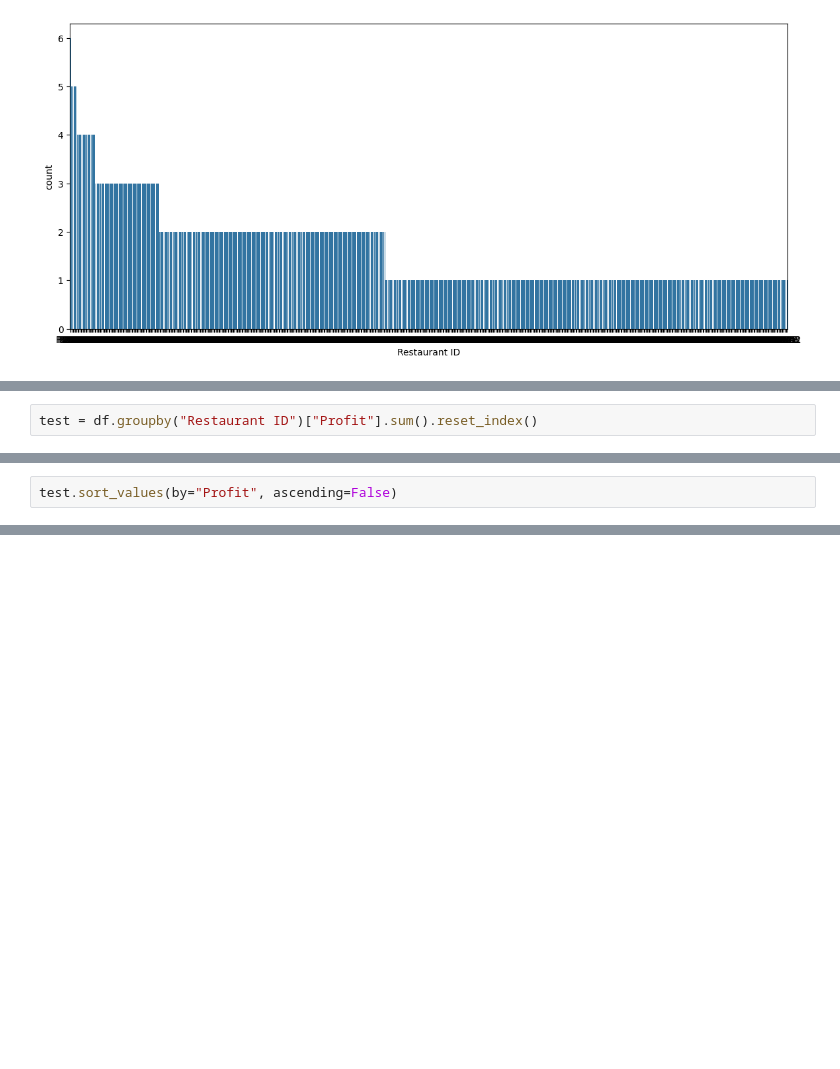
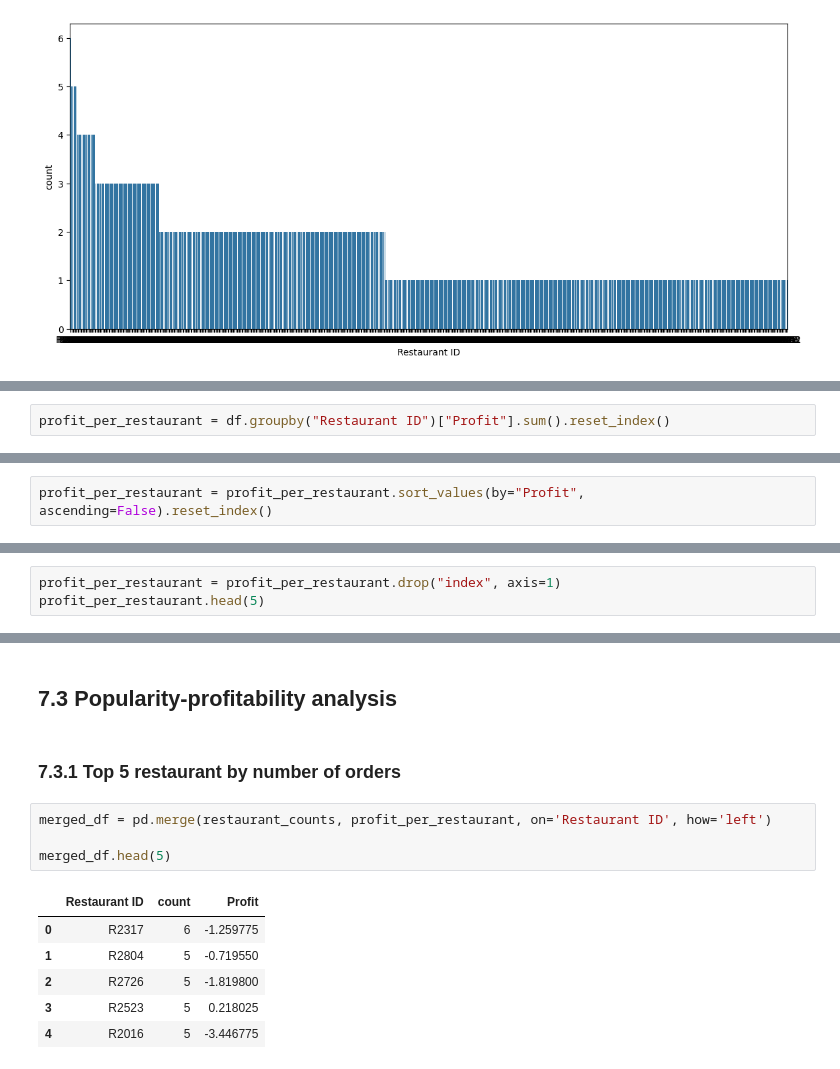
Before and after one commit to HSVI/Food-Delivery-Analysis, a Jupyter notebook: Analysis.ipynb, the cells around one changed output, grey strips where cells are left out. Saved outputs shown, nothing was run; the diff lists cells and outputs as text; blank space fills up the shorter version.

Commit message:
Restaurant analysis progress

```diff
--- a/Analysis.ipynb
+++ b/Analysis.ipynb
@@ -259,2 +263,2 @@ print(restaurant_counts.head(5))
 # %%
-test = df.groupby("Restaurant ID")["Profit"].sum().reset_index()
+profit_per_restaurant = df.groupby("Restaurant ID")["Profit"].sum().reset_index()
@@ -261,2 +267,2 @@ test = df.groupby("Restaurant ID")["Profit"].sum().reset_index()
 # %%
-test.sort_values(by="Profit", ascending=False)
+profit_per_restaurant = profit_per_restaurant.sort_values(by="Profit", ascending=False).reset_index()
@@ -276,0 +271,3 @@ test.sort_values(by="Profit", ascending=False)
+# %%
+profit_per_restaurant = profit_per_restaurant.drop("index", axis=1)
+profit_per_restaurant.head(5)
@@ -276,0 +281,15 @@ test.sort_values(by="Profit", ascending=False)
+# %% [markdown]
+## 7.3 Popularity-profitability analysis
+# %% [markdown]
+### 7.3.1 Top 5 restaurant by number of orders
+# %%
+merged_df = pd.merge(restaurant_counts, profit_per_restaurant, on='Restaurant ID', how='left')
+
+merged_df.head(5)
+# %% [output]
+|  | Restaurant ID | count | Profit |
+| 0 | R2317 | 6 | -1.259775 |
+| 1 | R2804 | 5 | -0.719550 |
+| 2 | R2726 | 5 | -1.819800 |
+| 3 | R2523 | 5 | 0.218025 |
+| 4 | R2016 | 5 | -3.446775 |
```
Also changed, not shown: parts of 11 cells of this notebook.
